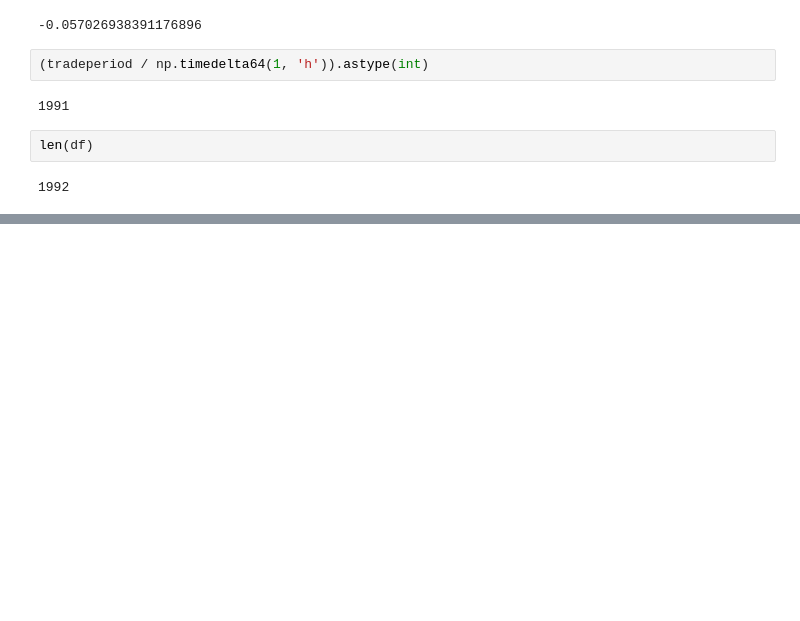
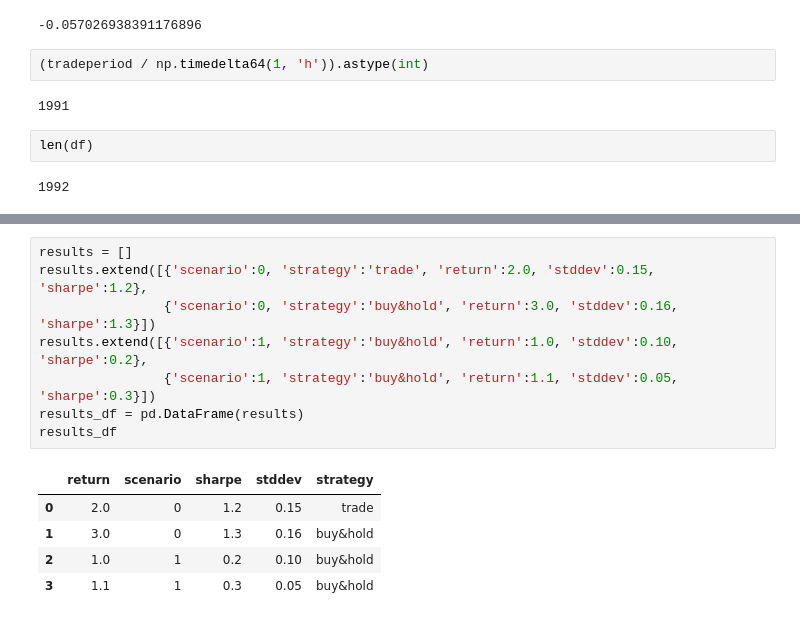
Before and after one commit to pwidhalm/capstone, a Jupyter notebook: code/capstone-v2-mb.ipynb, the cells around one changed output, grey strips where cells are left out. Cells and saved outputs as stored; diff of their text form; blank space fills up the shorter version.

```diff
--- a/code/capstone-v2-mb.ipynb
+++ b/code/capstone-v2-mb.ipynb
@@ -102,0 +175,14 @@ len(df)
+# %%
+results = []
+results.extend([{'scenario':0, 'strategy':'trade', 'return':2.0, 'stddev':0.15, 'sharpe':1.2},
+                {'scenario':0, 'strategy':'buy&hold', 'return':3.0, 'stddev':0.16, 'sharpe':1.3}])
+results.extend([{'scenario':1, 'strategy':'buy&hold', 'return':1.0, 'stddev':0.10, 'sharpe':0.2},
+                {'scenario':1, 'strategy':'buy&hold', 'return':1.1, 'stddev':0.05, 'sharpe':0.3}])
+results_df = pd.DataFrame(results)
+results_df
+# %% [output]
+|  | return | scenario | sharpe | stddev | strategy |
+| 0 | 2.0 | 0 | 1.2 | 0.15 | trade |
+| 1 | 3.0 | 0 | 1.3 | 0.16 | buy&hold |
+| 2 | 1.0 | 1 | 0.2 | 0.10 | buy&hold |
+| 3 | 1.1 | 1 | 0.3 | 0.05 | buy&hold |
```
Also changed, not shown: parts of 6 cells of this notebook, 23 other files.
